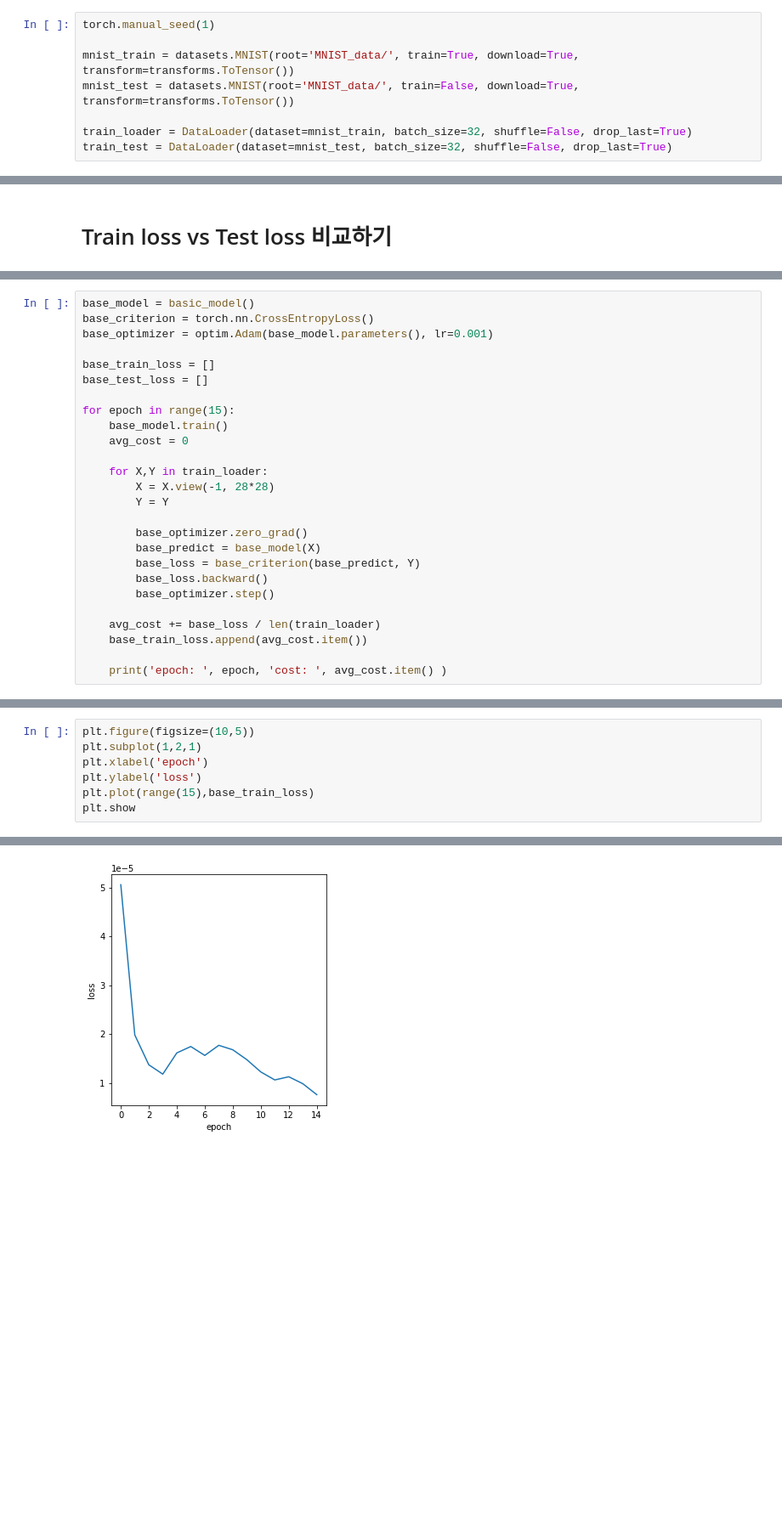
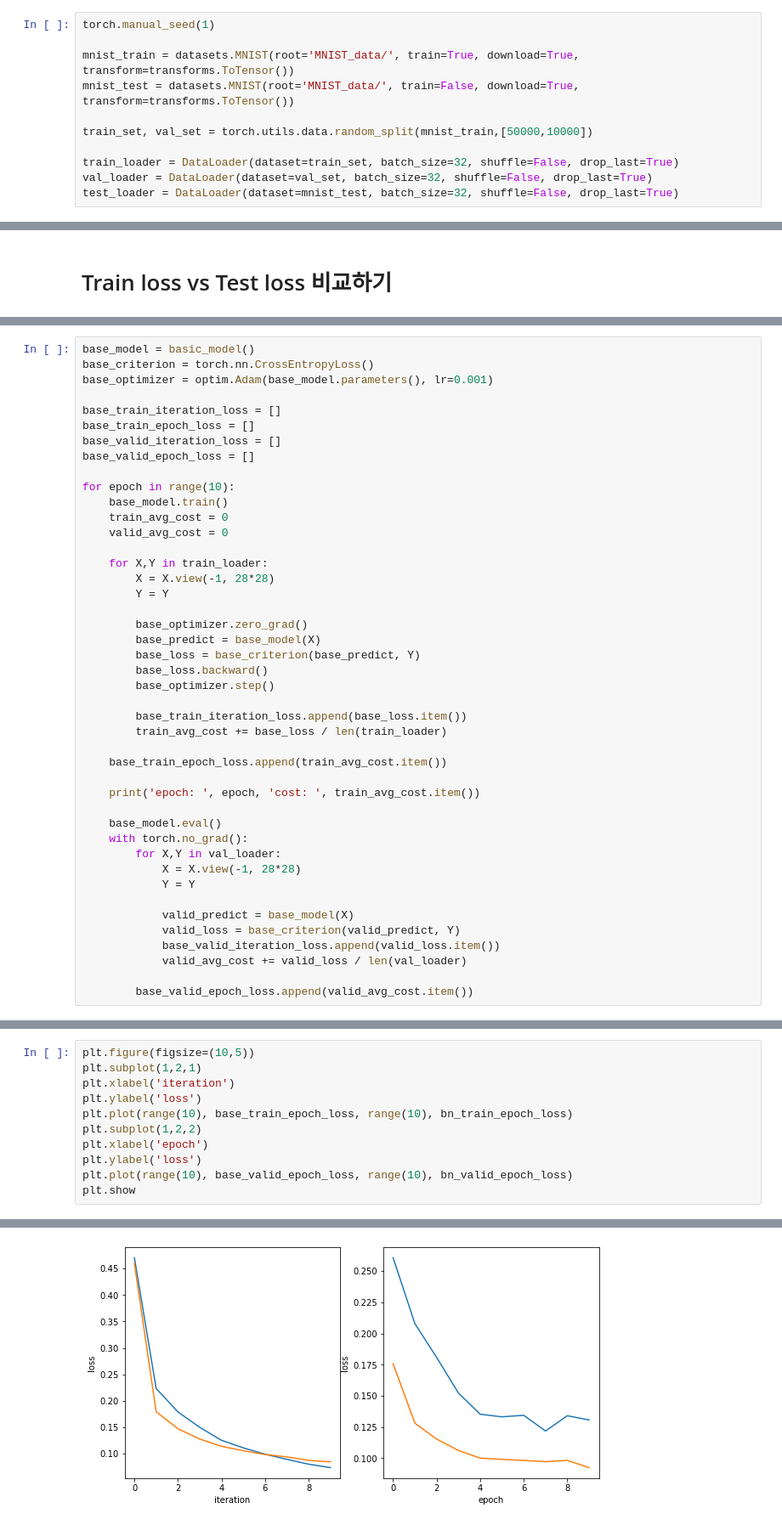
Before and after one commit to Jeong-JaeYoon/Pytorch_basic, a Jupyter notebook: mentoring.ipynb, the cells around one changed output, grey strips where cells are left out. Shown at 85% size. Drawn from its saved outputs; the diff is of its cells as text; blank space fills up the shorter version.

Commit message:
Add graph

```diff
--- a/mentoring.ipynb
+++ b/mentoring.ipynb
@@ -20,8 +20,11 @@ torch.manual_seed(1)
 mnist_train = datasets.MNIST(root='MNIST_data/', train=True, download=True, transform=transforms.ToTensor())
 mnist_test = datasets.MNIST(root='MNIST_data/', train=False, download=True, transform=transforms.ToTensor())
 
-train_loader = DataLoader(dataset=mnist_train, batch_size=32, shuffle=False, drop_last=True)
-train_test = DataLoader(dataset=mnist_test, batch_size=32, shuffle=False, drop_last=True)
+train_set, val_set = torch.utils.data.random_split(mnist_train,[50000,10000])
+
+train_loader = DataLoader(dataset=train_set, batch_size=32, shuffle=False, drop_last=True)
+val_loader = DataLoader(dataset=val_set, batch_size=32, shuffle=False, drop_last=True)
+test_loader = DataLoader(dataset=mnist_test, batch_size=32, shuffle=False, drop_last=True)
 # %%
 linear1 = nn.Linear(784,32,bias=True)
 linear2 = nn.Linear(32,32,bias=True)
@@ -243,12 +252,15 @@ base_model = basic_model()
 base_criterion = torch.nn.CrossEntropyLoss()
 base_optimizer = optim.Adam(base_model.parameters(), lr=0.001)
 
-base_train_loss = []
-base_test_loss = []
+base_train_iteration_loss = []
+base_train_epoch_loss = []
+base_valid_iteration_loss = []
+base_valid_epoch_loss = []
 
-for epoch in range(15):
+for epoch in range(10):
     base_model.train()
-    avg_cost = 0
+    train_avg_cost = 0
+    valid_avg_cost = 0
 
     for X,Y in train_loader:
         X = X.view(-1, 28*28)
@@ -260,8 +272,23 @@ for epoch in range(15):
         base_loss.backward()
         base_optimizer.step()
 
-    avg_cost += base_loss / len(train_loader)
-    base_train_loss.append(avg_cost.item())
+        base_train_iteration_loss.append(base_loss.item())
+        train_avg_cost += base_loss / len(train_loader)
 
-    print('epoch: ', epoch, 'cost: ', avg_cost.item() )
+    base_train_epoch_loss.append(train_avg_cost.item())
+
+    print('epoch: ', epoch, 'cost: ', train_avg_cost.item())
+
+    base_model.eval()
+    with torch.no_grad():
+        for X,Y in val_loader:
+            X = X.view(-1, 28*28)
+            Y = Y
+
+            valid_predict = base_model(X)
+            valid_loss = base_criterion(valid_predict, Y)
+            base_valid_iteration_loss.append(valid_loss.item())
+            valid_avg_cost += valid_loss / len(val_loader)
+
+        base_valid_epoch_loss.append(valid_avg_cost.item())
 # %% [output]
@@ -301,10 +388,14 @@ base_train_loss
 # %%
 plt.figure(figsize=(10,5))
 plt.subplot(1,2,1)
+plt.xlabel('iteration')
+plt.ylabel('loss')
+plt.plot(range(10), base_train_epoch_loss, range(10), bn_train_epoch_loss)
+plt.subplot(1,2,2)
 plt.xlabel('epoch')
 plt.ylabel('loss')
-plt.plot(range(15),base_train_loss)
+plt.plot(range(10), base_valid_epoch_loss, range(10), bn_valid_epoch_loss)
 plt.show
 # %% [output]
 <function matplotlib.pyplot.show(close=None, block=None)>
-[figure, old version]
+[figure, new version]
```
Also changed, not shown: parts of 14 cells of this notebook.
